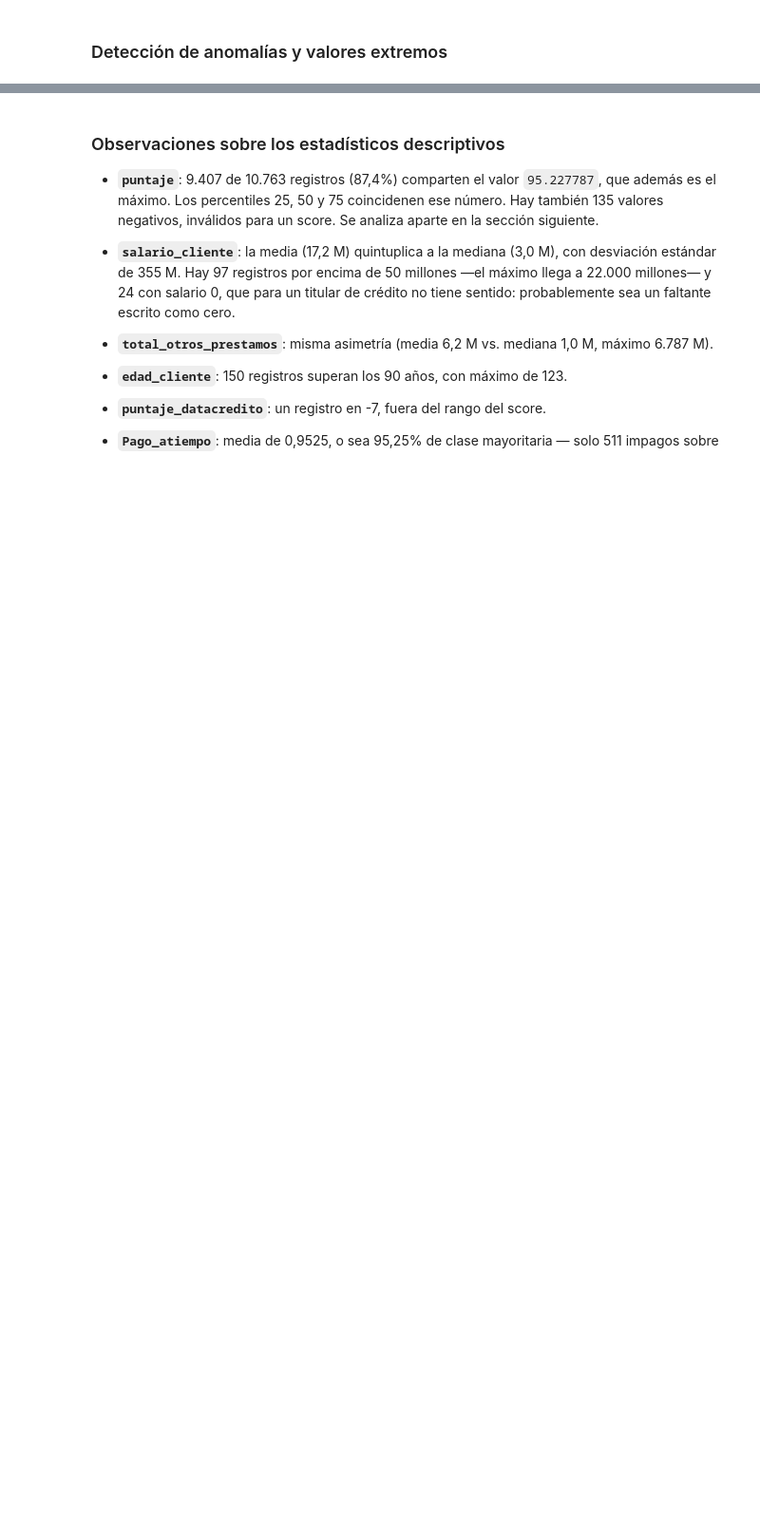
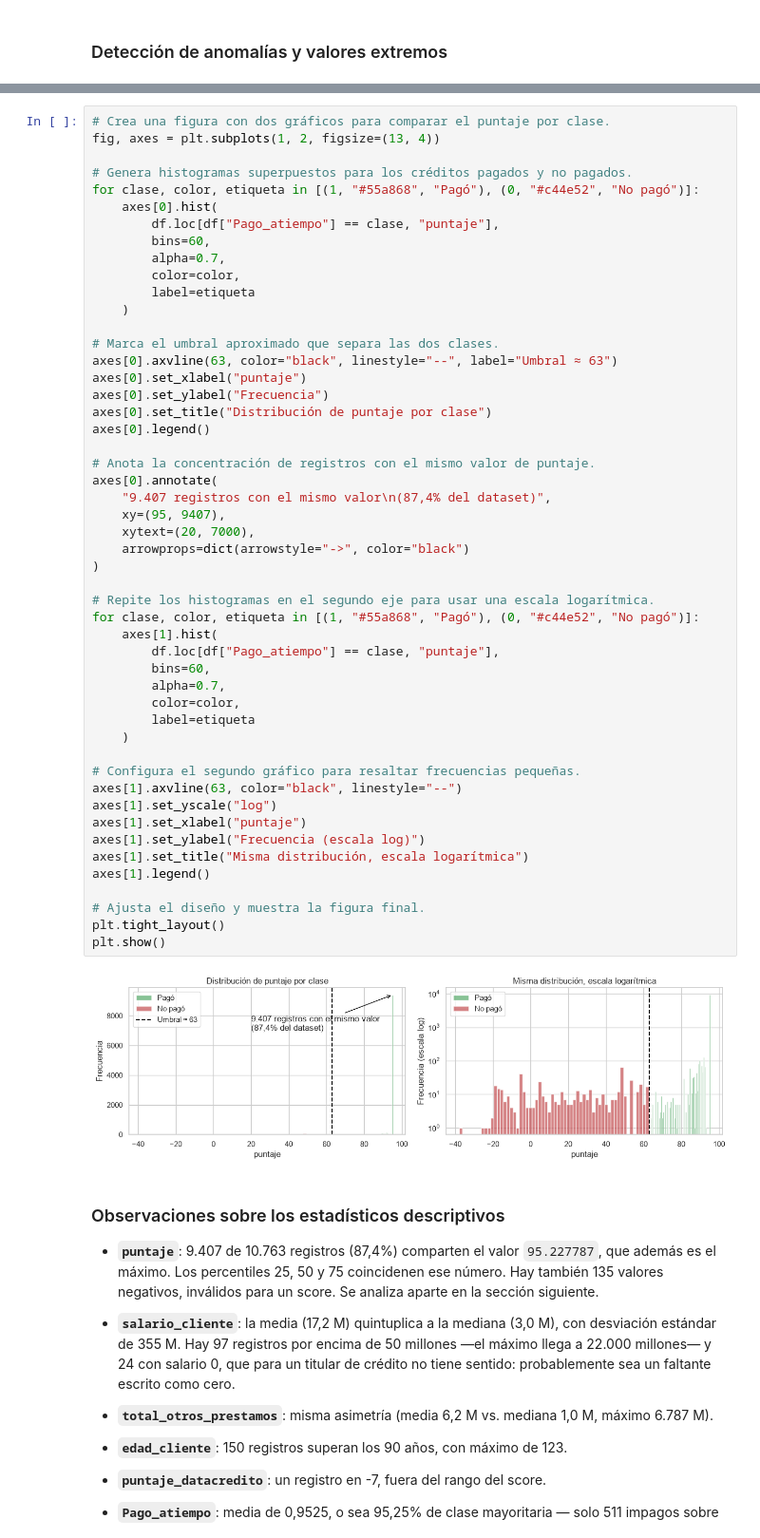
Before and after one commit to mmelgarejo-ds/credit-risk-mlops, a Jupyter notebook: mlops_pipeline/src/comprension_eda.ipynb, the cells around one changed output, grey strips where cells are left out. Shown at 95% size. Drawn from its saved outputs; the diff is of its cells as text; blank space fills up the shorter version.

```diff
--- a/mlops_pipeline/src/comprension_eda.ipynb
+++ b/mlops_pipeline/src/comprension_eda.ipynb
@@ -298,3 +429,55 @@ puntaje_datacredito < 0: 1
+# %%
+# Crea una figura con dos gráficos para comparar el puntaje por clase.
+fig, axes = plt.subplots(1, 2, figsize=(13, 4))
+
+# Genera histogramas superpuestos para los créditos pagados y no pagados.
+for clase, color, etiqueta in [(1, "#55a868", "Pagó"), (0, "#c44e52", "No pagó")]:
+    axes[0].hist(
+        df.loc[df["Pago_atiempo"] == clase, "puntaje"],
+        bins=60,
+        alpha=0.7,
+        color=color,
+        label=etiqueta
+    )
+
+# Marca el umbral aproximado que separa las dos clases.
+axes[0].axvline(63, color="black", linestyle="--", label="Umbral ≈ 63")
+axes[0].set_xlabel("puntaje")
+axes[0].set_ylabel("Frecuencia")
+axes[0].set_title("Distribución de puntaje por clase")
+axes[0].legend()
+
+# Anota la concentración de registros con el mismo valor de puntaje.
+axes[0].annotate(
+    "9.407 registros con el mismo valor\n(87,4% del dataset)",
+    xy=(95, 9407),
+    xytext=(20, 7000),
+    arrowprops=dict(arrowstyle="->", color="black")
+)
+
+# Repite los histogramas en el segundo eje para usar una escala logarítmica.
+for clase, color, etiqueta in [(1, "#55a868", "Pagó"), (0, "#c44e52", "No pagó")]:
+    axes[1].hist(
+        df.loc[df["Pago_atiempo"] == clase, "puntaje"],
+        bins=60,
+        alpha=0.7,
+        color=color,
+        label=etiqueta
+    )
+
+# Configura el segundo gráfico para resaltar frecuencias pequeñas.
+axes[1].axvline(63, color="black", linestyle="--")
+axes[1].set_yscale("log")
+axes[1].set_xlabel("puntaje")
+axes[1].set_ylabel("Frecuencia (escala log)")
+axes[1].set_title("Misma distribución, escala logarítmica")
+axes[1].legend()
+
+# Ajusta el diseño y muestra la figura final.
+plt.tight_layout()
+plt.show()
+# %% [output]
+[figure, added]
 # %% [markdown]
 ### Observaciones sobre los estadísticos descriptivos
 
```
Also changed, not shown: parts of 62 cells of this notebook.
